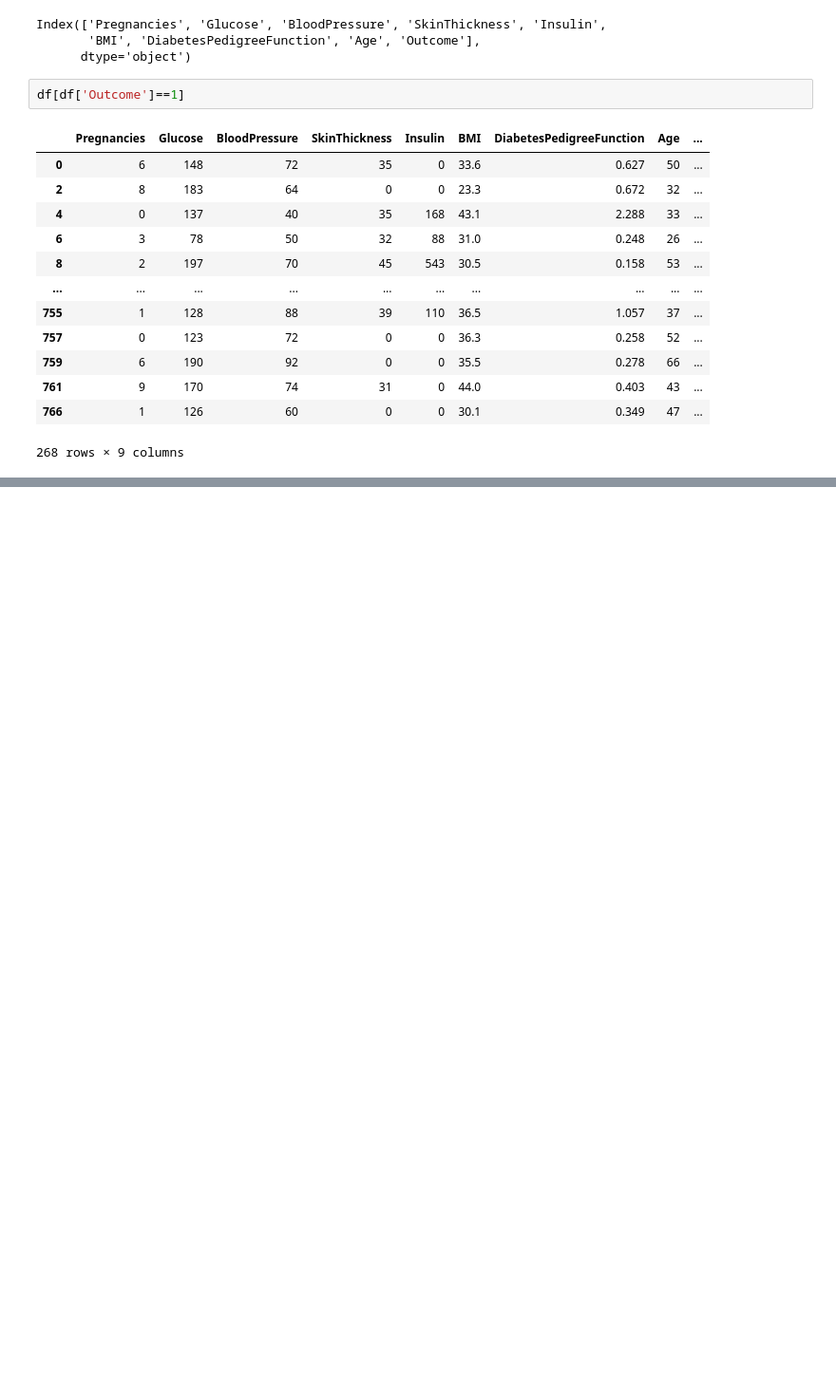
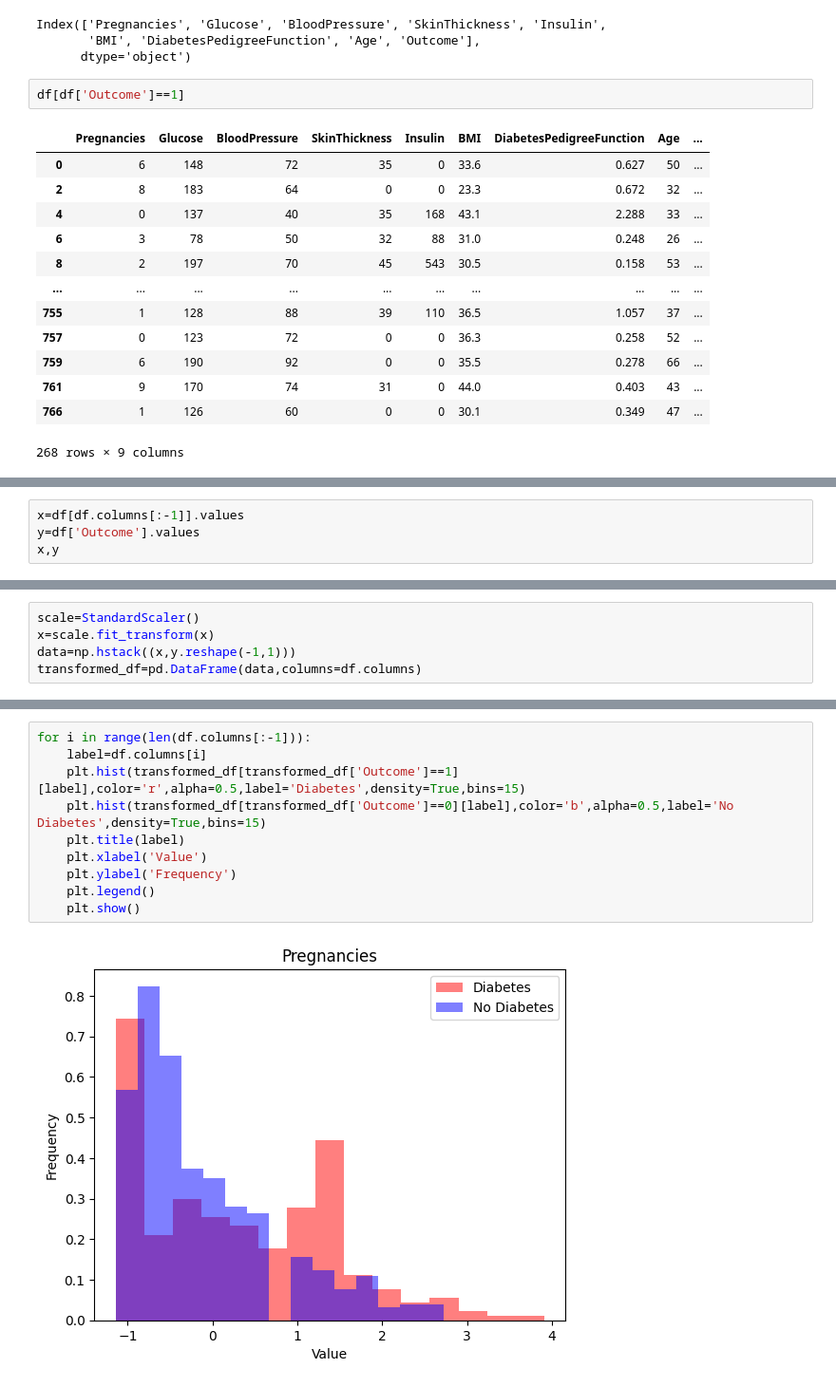
Before and after one commit to Arnab0089/Diabetes_prediction_using_NN, a Jupyter notebook: ml.ipynb, the cells around one changed output, grey strips where cells are left out. Shown at 95% size. Saved outputs shown, nothing was run; the diff lists cells and outputs as text; blank space fills up the shorter version.

```diff
--- a/ml.ipynb
+++ b/ml.ipynb
@@ -94,0 +194,4 @@ for i in range (len(df.columns[:-1])):
+# %%
+x=df[df.columns[:-1]].values
+y=df['Outcome'].values
+x,y
@@ -94,0 +216,5 @@ for i in range (len(df.columns[:-1])):
+# %%
+scale=StandardScaler()
+x=scale.fit_transform(x)
+data=np.hstack((x,y.reshape(-1,1)))
+transformed_df=pd.DataFrame(data,columns=df.columns)
@@ -94,0 +237,12 @@ for i in range (len(df.columns[:-1])):
+# %%
+for i in range(len(df.columns[:-1])):
+    label=df.columns[i]
+    plt.hist(transformed_df[transformed_df['Outcome']==1][label],color='r',alpha=0.5,label='Diabetes',density=True,bins=15)
+    plt.hist(transformed_df[transformed_df['Outcome']==0][label],color='b',alpha=0.5,label='No Diabetes',density=True,bins=15)
+    plt.title(label)
+    plt.xlabel('Value')
+    plt.ylabel('Frequency')
+    plt.legend()
+    plt.show()
+# %% [output]
+[figure, added]
```
Also changed, not shown: parts of 28 cells of this notebook.
